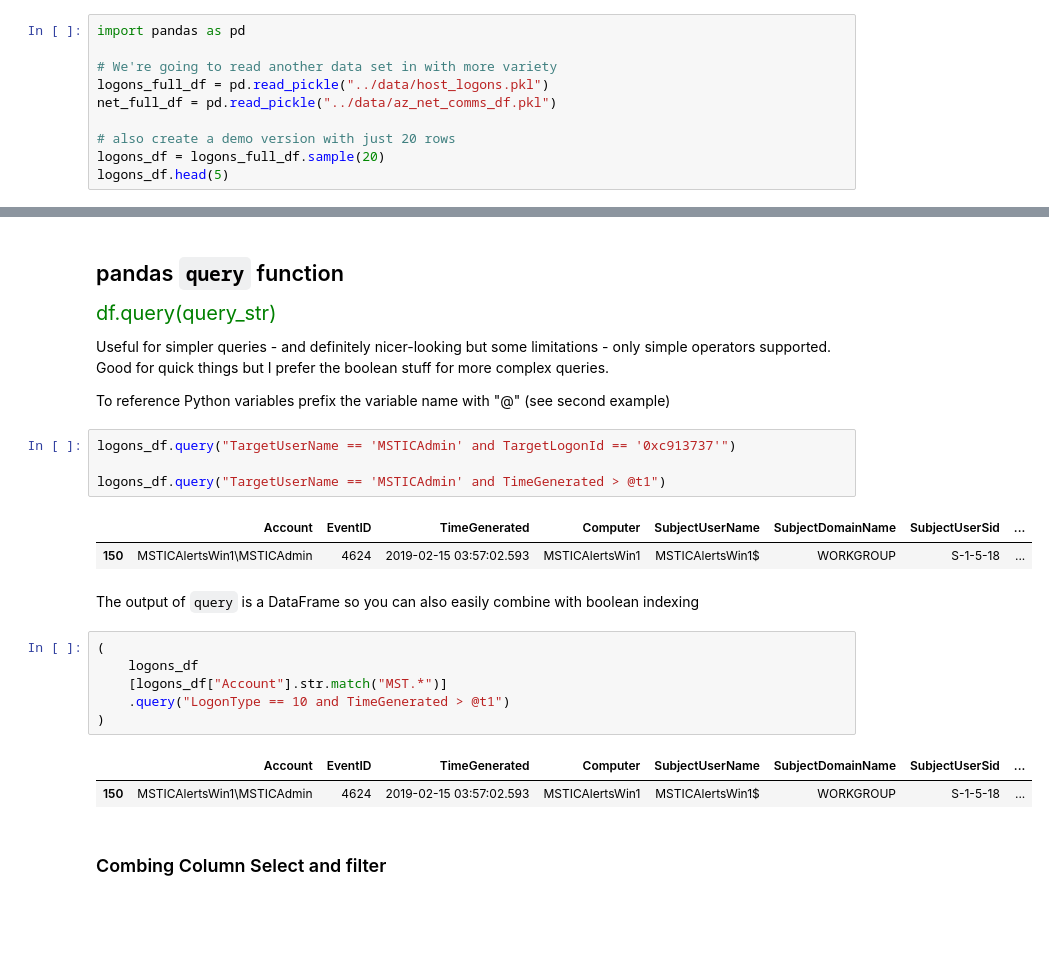
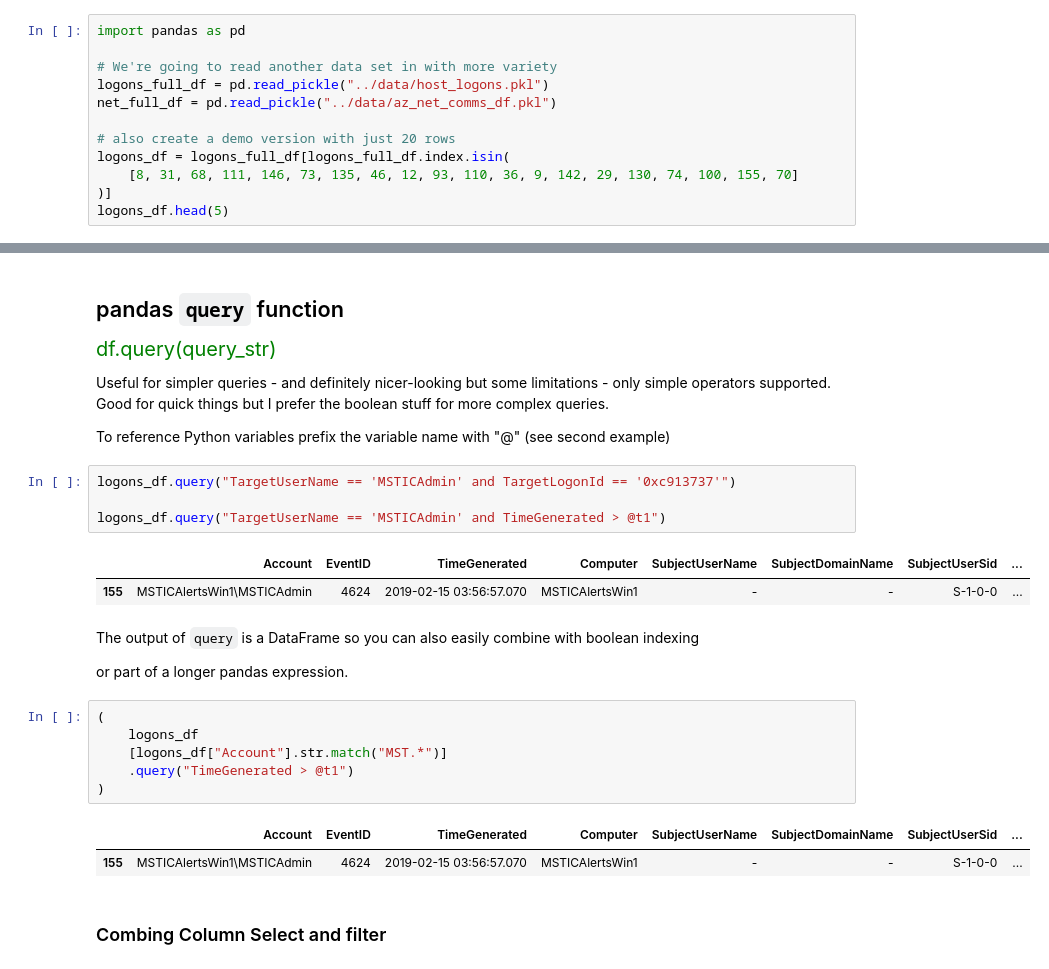
Before and after one commit to OTRF/infosec-jupyterthon, a Jupyter notebook: workshops/2021/day1/day1-3-Data-Analysis-with-Pandas Intro.ipynb, the cells around one changed output, grey strips where cells are left out. Saved outputs shown, nothing was run; the diff lists cells and outputs as text; blank space fills up the shorter version.

```diff
--- a/workshops/2021/day1/day1-3-Data-Analysis-with-Pandas Intro.ipynb
+++ b/workshops/2021/day1/day1-3-Data-Analysis-with-Pandas Intro.ipynb
@@ -244,7 +276,9 @@ logons_full_df = pd.read_pickle("../data/host_logons.pkl")
 net_full_df = pd.read_pickle("../data/az_net_comms_df.pkl")
 
 # also create a demo version with just 20 rows
-logons_df = logons_full_df.sample(20)
+logons_df = logons_full_df[logons_full_df.index.isin(
+    [8, 31, 68, 111, 146, 73, 135, 46, 12, 93, 110, 36, 9, 142, 29, 130, 74, 100, 155, 70]
+)]
 logons_df.head(5)
 # %% [output]
 |  | Account | EventID | TimeGenerated | Computer | SubjectUserName | SubjectDomainName | SubjectUserSid | ... |
@@ -888,18 +968,20 @@ logons_df.query("TargetUserName == 'MSTICAdmin' and TargetLogonId == '0xc913737'
 logons_df.query("TargetUserName == 'MSTICAdmin' and TimeGenerated > @t1")
 # %% [output]
 |  | Account | EventID | TimeGenerated | Computer | SubjectUserName | SubjectDomainName | SubjectUserSid | ... |
-| 150 | MSTICAlertsWin1\MSTICAdmin | 4624 | 2019-02-15 03:57:02.593 | MSTICAlertsWin1 | MSTICAlertsWin1$ | WORKGROUP | S-1-5-18 | ... |
+| 155 | MSTICAlertsWin1\MSTICAdmin | 4624 | 2019-02-15 03:56:57.070 | MSTICAlertsWin1 | - | - | S-1-0-0 | ... |
 # %% [markdown]
 The output of `query` is a DataFrame so you can also easily combine with boolean indexing
+
+or part of a longer pandas expression.
 # %%
 (
     logons_df
     [logons_df["Account"].str.match("MST.*")]
-    .query("LogonType == 10 and TimeGenerated > @t1")
+    .query("TimeGenerated > @t1")
 )
 # %% [output]
 |  | Account | EventID | TimeGenerated | Computer | SubjectUserName | SubjectDomainName | SubjectUserSid | ... |
-| 150 | MSTICAlertsWin1\MSTICAdmin | 4624 | 2019-02-15 03:57:02.593 | MSTICAlertsWin1 | MSTICAlertsWin1$ | WORKGROUP | S-1-5-18 | ... |
+| 155 | MSTICAlertsWin1\MSTICAdmin | 4624 | 2019-02-15 03:56:57.070 | MSTICAlertsWin1 | - | - | S-1-0-0 | ... |
 # %% [markdown]
 ### Combing Column Select and filter
 # %%
```
Also changed, not shown: parts of 94 cells of this notebook, 1 other file.
